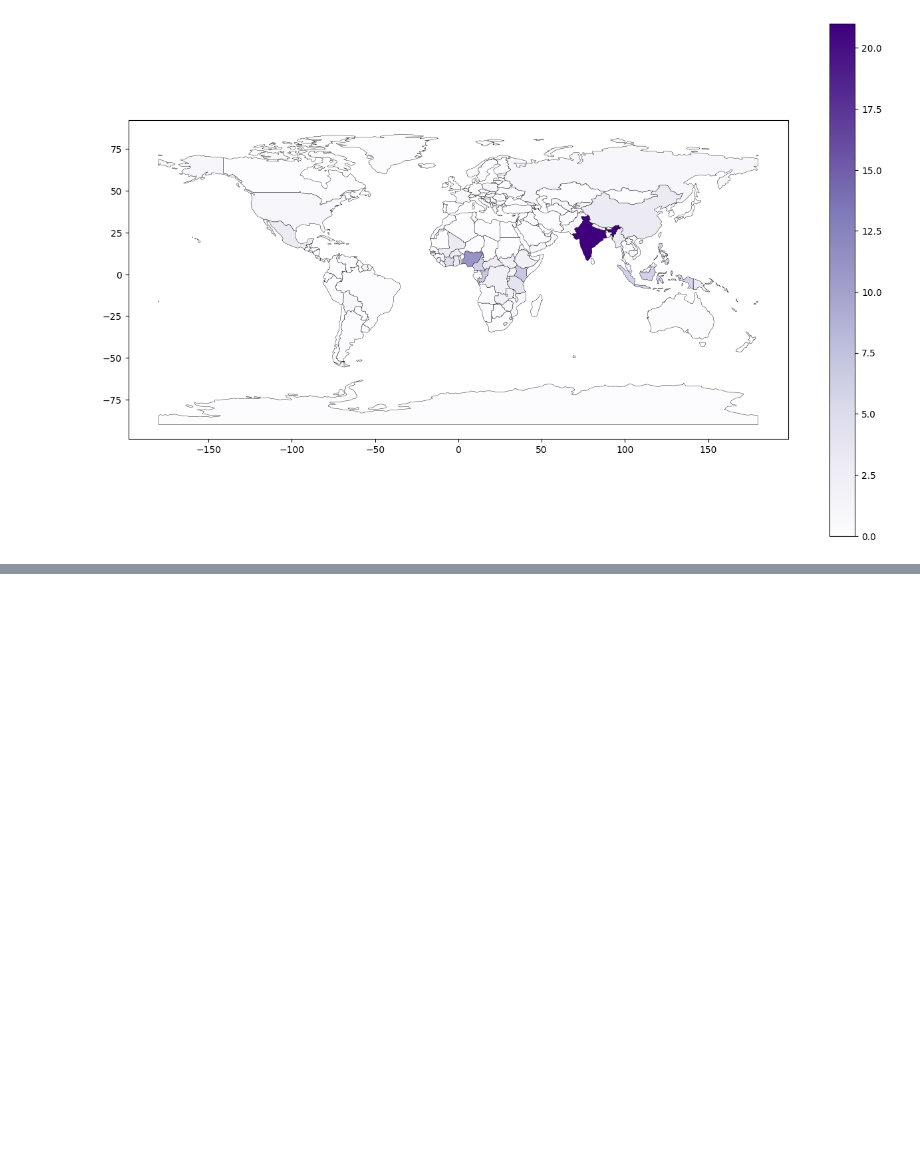
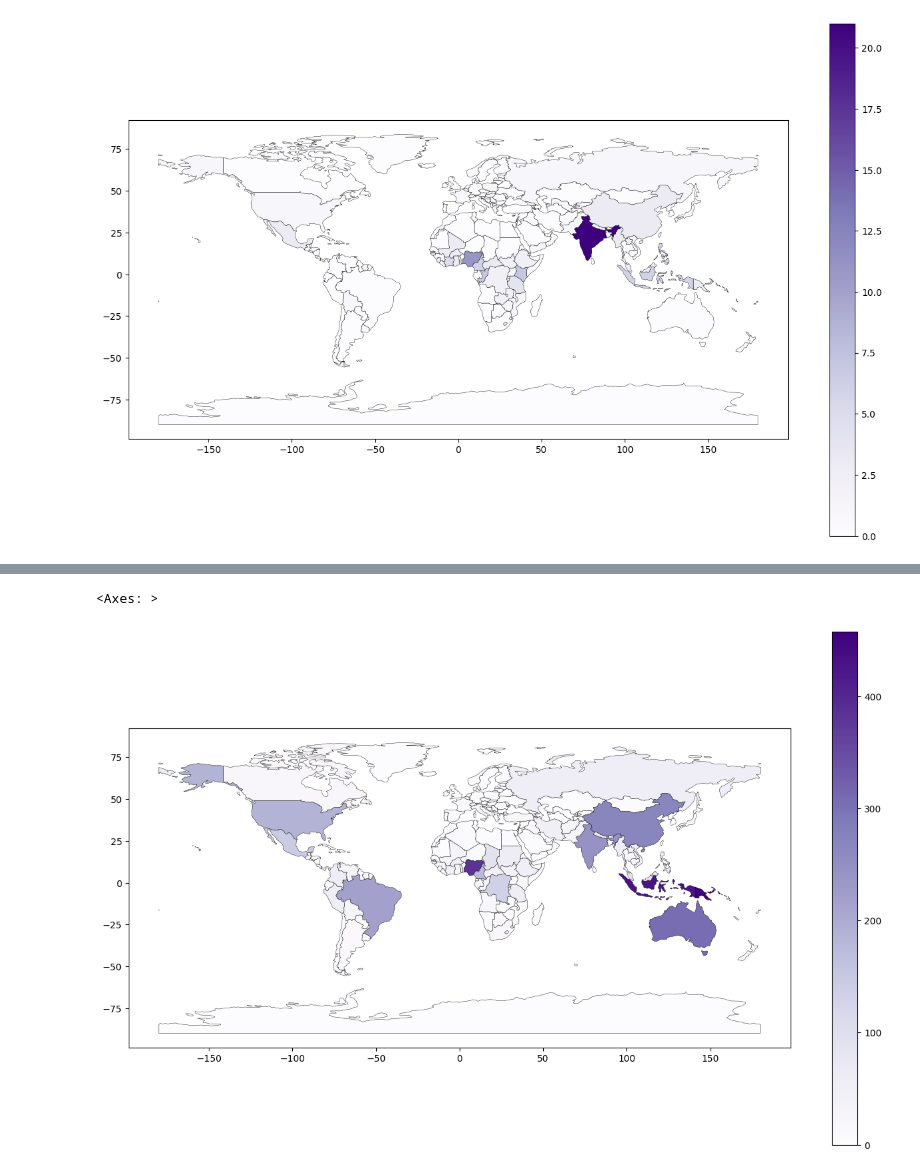
Before and after one commit to giuliaok/EQUATE, a Jupyter notebook: first_equate_counts.ipynb, the cells around one changed output, grey strips where cells are left out. Saved outputs shown, nothing was run; the diff lists cells and outputs as text; code cells hidden in the pictures; blank space fills up the shorter version.

```diff
--- a/first_equate_counts.ipynb
+++ b/first_equate_counts.ipynb
@@ -168,0 +222,6 @@ For example, when doing 'df[col].method(value, inplace=True)', try using 'df.met
+# %%
+stats_with_non_covered_per_countries = geopandas.sjoin(gdb_non_counted, worldmap, how="left", predicate="within")
+country_counts = stats_with_non_covered_per_countries['name_right'].value_counts()
+#country_counts = stats_with_countries.groupby('name_right')['geometry'].count()
+countries_gdf = worldmap.merge(country_counts, left_on='name', right_index=True, how = 'left')
+countries_gdf['count'].fillna(0, inplace=True)
@@ -168,0 +241,6 @@ For example, when doing 'df[col].method(value, inplace=True)', try using 'df.met
+# %%
+fig, ax = plt.subplots(figsize=(16, 10))
+countries_gdf.plot(ax = ax, column = 'count',cmap='Purples', legend=True, edgecolor = 'black', linewidth = 0.3)
+# %% [output]
+<Axes: >
+[figure, added]
```
Also changed, not shown: parts of 23 cells of this notebook.
